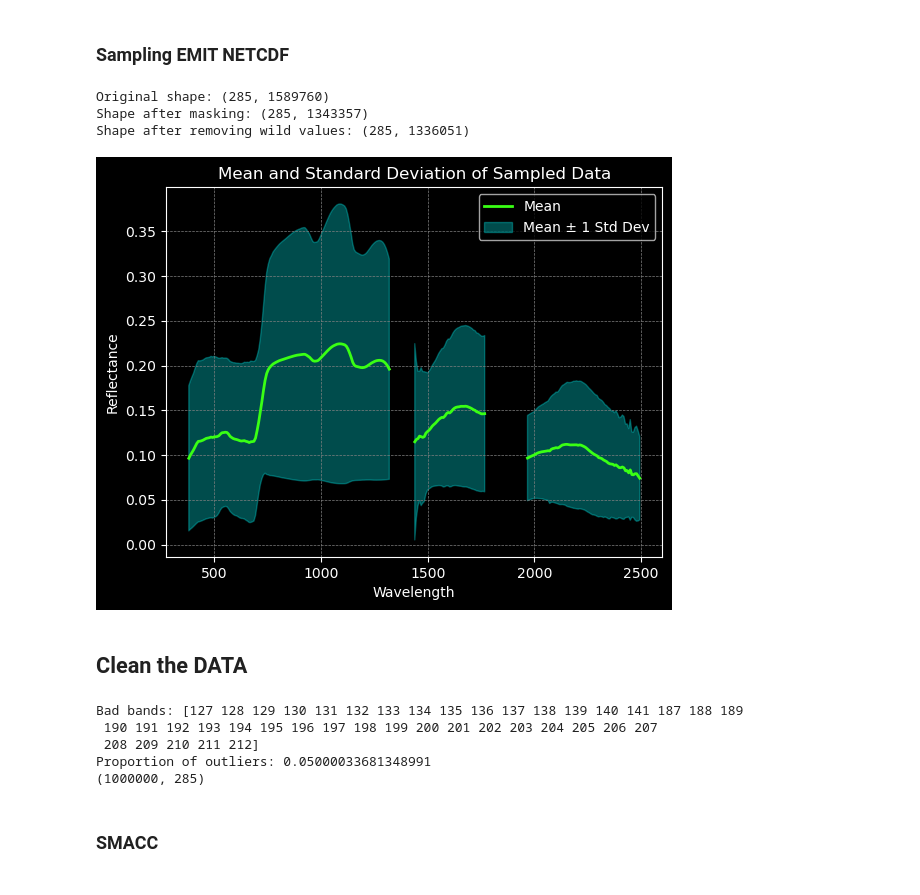
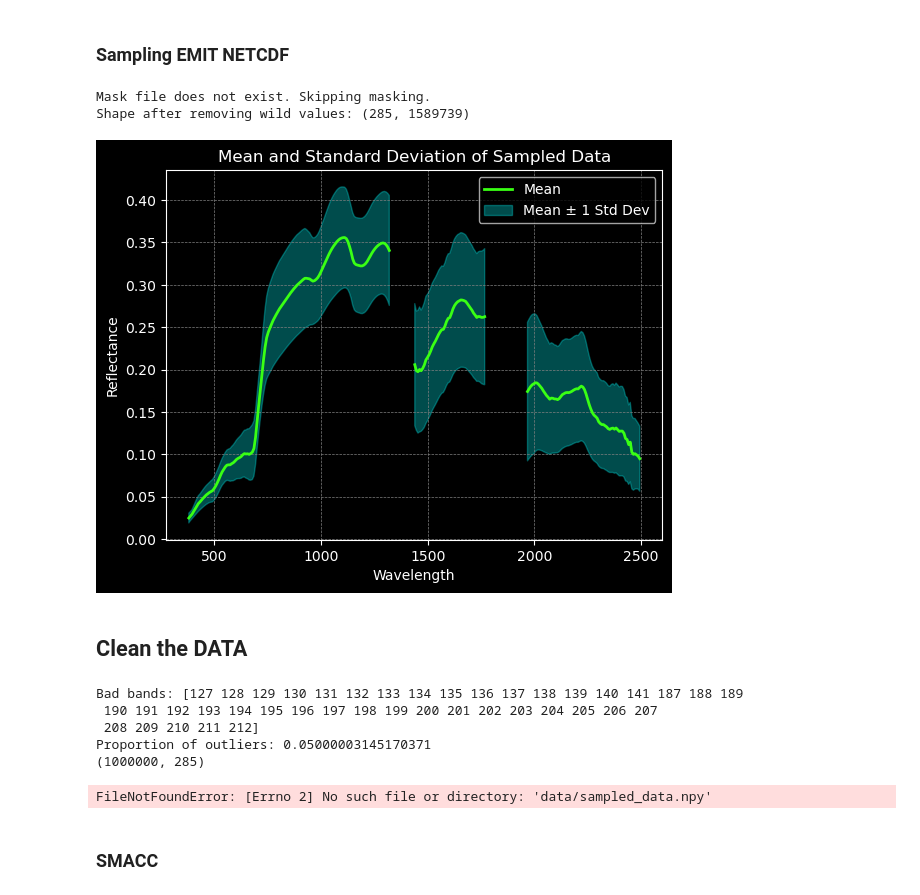
Before and after one commit to frontiersi/hyperspec-fc, a Jupyter notebook: endmember_extraction_playground.ipynb, the cells around one changed output. Cells and saved outputs as stored; diff of their text form; code cells hidden in the pictures.

```diff
--- a/endmember_extraction_playground.ipynb
+++ b/endmember_extraction_playground.ipynb
@@ -36,6 +36,10 @@ The `src/gdal_import_emit.py` script can be used to import EMIT data into GDAL f
 # %% [markdown]
 ### Sampling EMIT NETCDF
 # %%
+
+import numpy as np
+from netCDF4 import Dataset
+import os
 
 def extract_and_mask_data(emit_file):
     mask_file = emit_file.replace('RFL', 'MASK')
@@ -51,65 +55,69 @@ def extract_and_mask_data(emit_file):
     wavelengths = nc_ds.groups.get('sensor_band_parameters').variables['wavelengths'][:]
     nc_ds.close()
 
-    # Extract the mask from the NetCDF file
-    nc_ds = Dataset(mask_file, 'r', format='NETCDF4')
-    mask = np.array(nc_ds['mask'])
-    # Aggregate mask is 7th band
-    mask = mask[:, :, 7] == 0
-    # Reshape/rotate to (lines, columns)
-    mask = np.moveaxis(mask, 1, 0)
-    # Reshape to (pixels)
-    mask = mask.reshape(-1)
-    nc_ds.close()
+    # Check if mask file exists
+    if os.path.exists(mask_file):
+        # Extract the mask from the NetCDF file
+        nc_ds = Dataset(mask_file, 'r', format='NETCDF4')
+        mask = np.array(nc_ds['mask'])
+        # Aggregate mask is the 7th band
+        mask = mask[:, :, 7] == 0
+        # Reshape/rotate to (lines, columns)
+        mask = np.moveaxis(mask, 1, 0)
+        # Reshape to (pixels)
+        mask = mask.reshape(-1)
+        nc_ds.close()
 
-    # Mask the data
-    print("Original shape:", dat.shape)
-    dat = dat[:, mask]
-    print("Shape after masking:", dat.shape)
+        # Mask the data
+        print("Original shape:", dat.shape)
+        dat = dat[:, mask]
+        print("Shape after masking:", dat.shape)
+    else:
+        print("Mask file does not exist. Skipping masking.")
 
     # Remove wild values
     dat = dat[:, np.max(dat, axis=0) < 0.9]
     print("Shape after removing wild values:", dat.shape)
 
     return dat, wavelengths
+
 
 def plot_data(dat, wavelengths):
     # Plot the mean and standard deviation of the sampled data
     mean = np.mean(dat, axis=1)
     std_dev = np.std(dat, axis=1)
 
     # Mask values less than 0 by setting them to NaN
     mean[mean < 0] = np.nan
     std_dev[std_dev < 0] = np.nan
 
     # Set the black background
     plt.style.use('dark_background')
 
     # Plot the mean with a neon color
     plt.plot(wavelengths, mean, label='Mean', color='#39FF14', linewidth=2)  # Neon green line
 
     # Plot the standard deviation as a shaded area with a neon color
     plt.fill_between(wavelengths, mean - std_dev, mean + std_dev, color='#00FFFF', alpha=0.3, label='Mean ± 1 Std Dev')  # Neon cyan shading
 
     # Customize the plot with labels, title, legend, and grid
     plt.xlabel('Wavelength', color='white')
     plt.ylabel('Reflectance', color='white')
     plt.title('Mean and Standard Deviation of Sampled Data', color='white')
     plt.legend()
     plt.grid(color='gray', linestyle='--', linewidth=0.5)
 
     # Show the plot
     plt.show()
 
 # Usage:
-emit_file = '/mnt/e/Temp/emit/EMIT_L2A_RFL_001_20241228T011417_2436301_020.nc'
+emit_file = '/mnt/e/Temp/EMIT_L2A_RFL_001_20241029T023511_2430302_055.nc'
 dat, wavelengths = extract_and_mask_data(emit_file)
 plot_data(dat, wavelengths)
 # %% [output]
-Original shape: (285, 1589760)
-Shape after masking: (285, 1343357)
-Shape after removing wild values: (285, 1336051)
+Mask file does not exist. Skipping masking.
+Shape after removing wild values: (285, 1589739)
-[figure, old version]
+[figure, new version]
 # %% [markdown]
 ## Clean the DATA
 # %%
@@ -136,8 +144,9 @@ np.save('data/sampled_data.npy', sampled_data)
 Bad bands: [127 128 129 130 131 132 133 134 135 136 137 138 139 140 141 187 188 189
  190 191 192 193 194 195 196 197 198 199 200 201 202 203 204 205 206 207
  208 209 210 211 212]
-Proportion of outliers: 0.05000033681348991
+Proportion of outliers: 0.05000003145170371
 (1000000, 285)
+FileNotFoundError: [Errno 2] No such file or directory: 'data/sampled_data.npy'
 # %% [markdown]
 ### SMACC
 # %%
```
Also changed, not shown: 1 other file.
